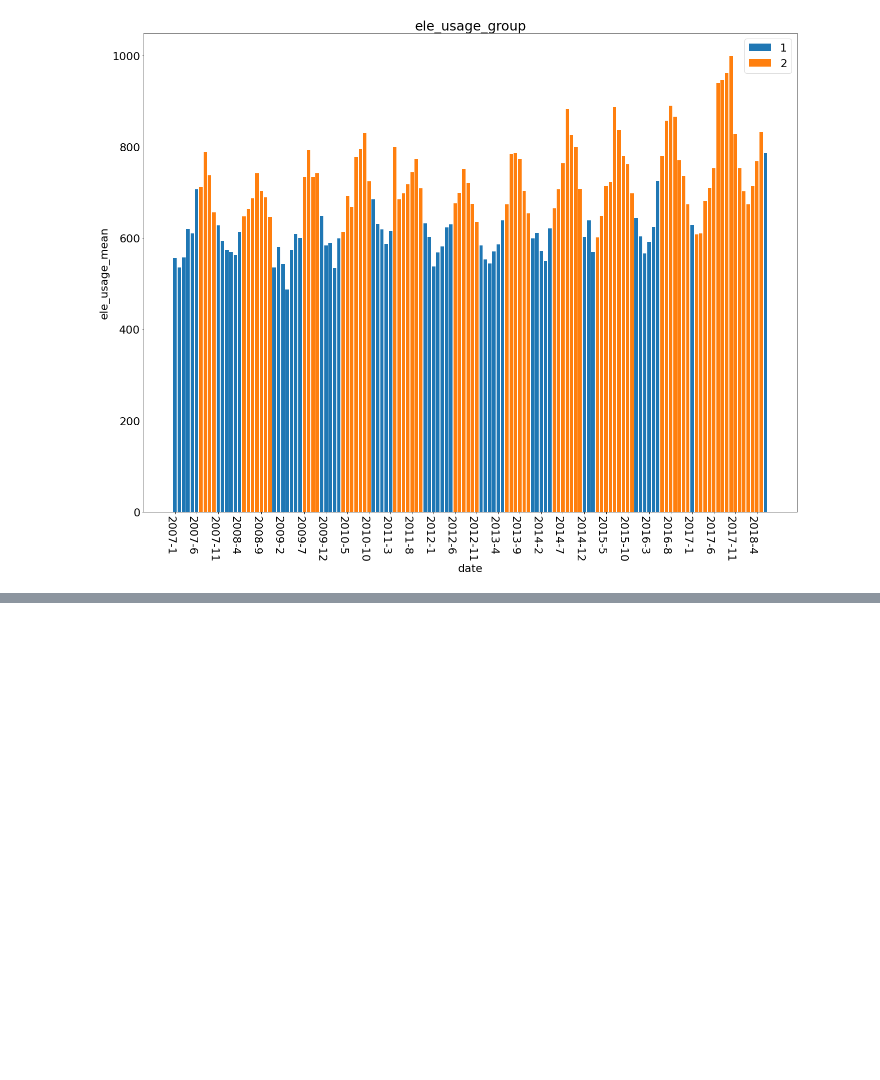
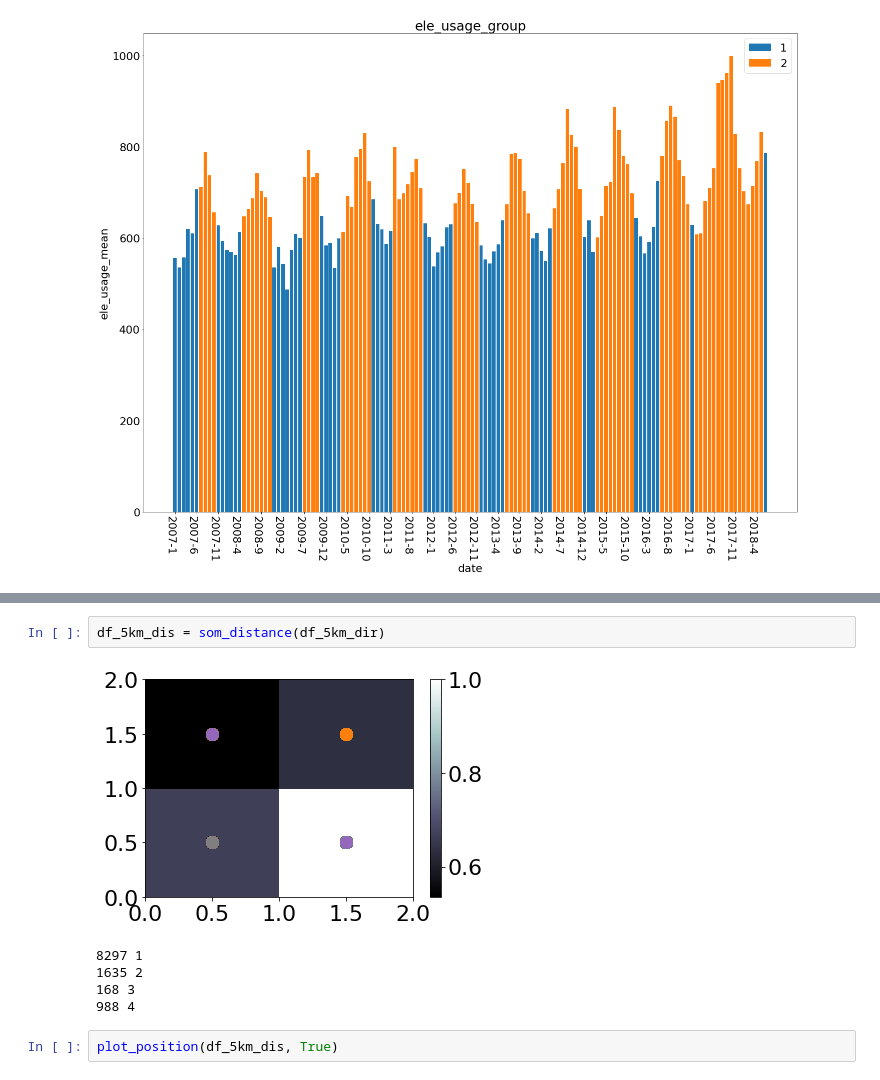
Before and after one commit to JunShen19/Self-Organizing-Maps, a Jupyter notebook: som.ipynb, the cells around one changed output, grey strips where cells are left out. Drawn from its saved outputs; the diff is of its cells as text; blank space fills up the shorter version.

```diff
--- a/som.ipynb
+++ b/som.ipynb
@@ -198,0 +496,10 @@ showEleUsage(Matrix)
+# %%
+df_5km_dis = som_distance(df_5km_dir)
+# %% [output]
+[figure, added]
+8297 1
+1635 2
+168 3
+988 4
+# %%
+plot_position(df_5km_dis, True)
```
Also changed, not shown: parts of 50 cells of this notebook, 1 other file.
